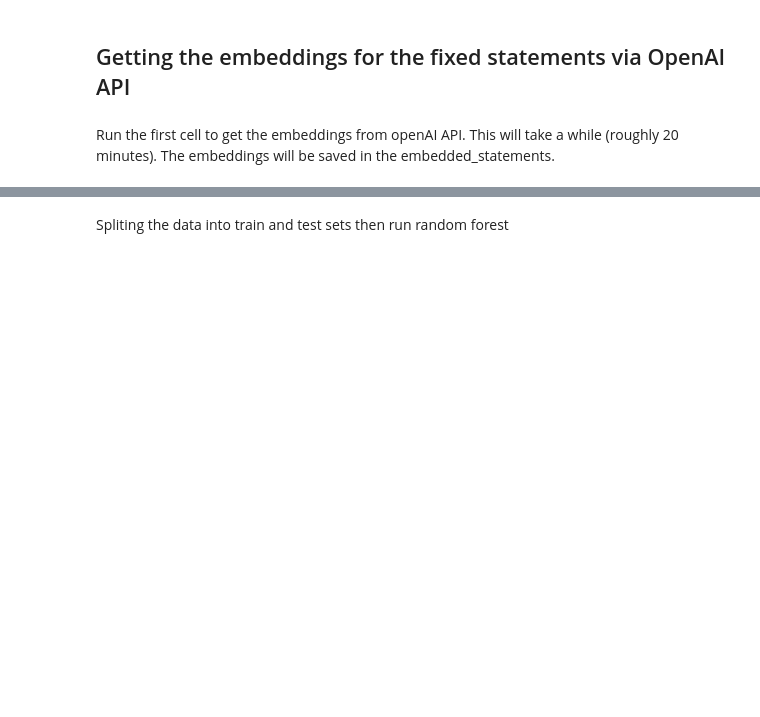
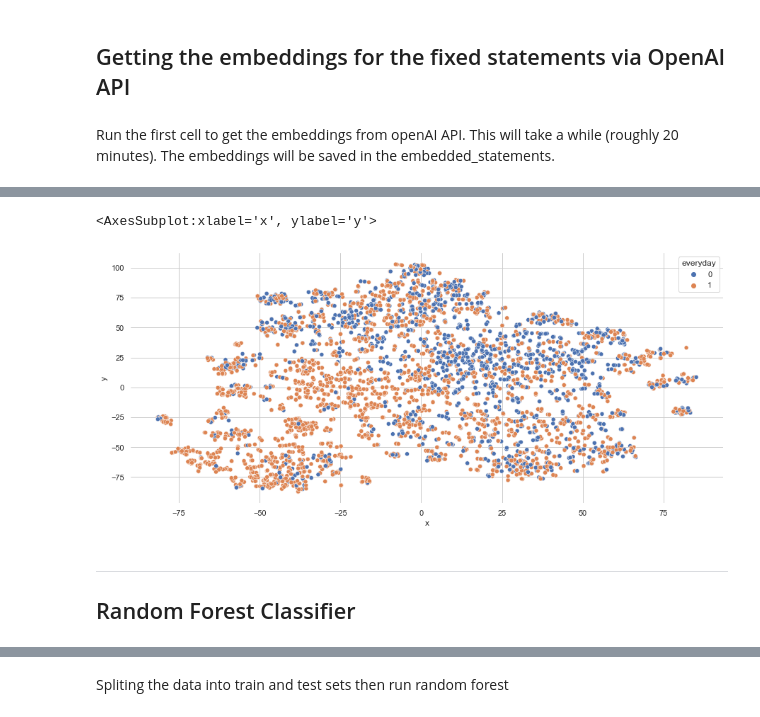
Before and after one commit to Watts-Lab/commonsense-statements, a Jupyter notebook: dimension-prediction.ipynb, the cells around one changed output, grey strips where cells are left out. Drawn from its saved outputs; the diff is of its cells as text; code cells hidden in the pictures; blank space fills up the shorter version.

```diff
--- a/dimension-prediction.ipynb
+++ b/dimension-prediction.ipynb
@@ -64,3 +69,26 @@ merged_df.head(5)
 | 2 | 3 | a balanced diet and regular exerc... | 1 | 1 | 0 | 1 | 0 | 1 | ... |
 | 3 | 4 | a ball is round | 0 | 1 | 0 | 0 | 0 | 0 | ... |
 | 4 | 5 | a baton twirler doesn't want a br... | 0 | 1 | 0 | 1 | 1 | 0 | ... |
+# %%
+from sklearn.manifold import TSNE
+
+
+embeddings = merged_df["embeddings"].to_numpy()
+
+tsne = TSNE(
+    n_components=2, perplexity=15, random_state=42, init="random", learning_rate=200
+)
+
+embeddings2d = tsne.fit_transform(np.vstack(embeddings))
+# %%
+# Create DF
+embeddingsdf = pd.DataFrame()
+# Add game names
+embeddingsdf['category'] = merged_df['category']
+embeddingsdf['everyday'] = merged_df['everyday']
+# Add x coordinate
+embeddingsdf['x'] = embeddings2d[:,0]
+# Add y coordinate
+embeddingsdf['y'] = embeddings2d[:,1]
+# Check
+embeddingsdf.head()
@@ -67,3 +102,20 @@ merged_df.head(5)
+# %%
+import seaborn as sns
+import matplotlib.pyplot as plt
+
+# variables in the dataset
+f, ax = plt.subplots(figsize=(15, 6.5))
+sns.despine(f, left=True, bottom=True)
+
+sns.scatterplot(
+    x="x", y="y", hue="everyday", data=embeddingsdf, ax=ax
+)
+# %% [output]
+<AxesSubplot:xlabel='x', ylabel='y'>
+[figure, added]
+# %% [markdown]
+-------------------------
+## Random Forest Classifier
 # %%
 merged_df.groupby('category').count()
 # %% [output]
```
Also changed, not shown: parts of 18 cells of this notebook, 2 other files.
